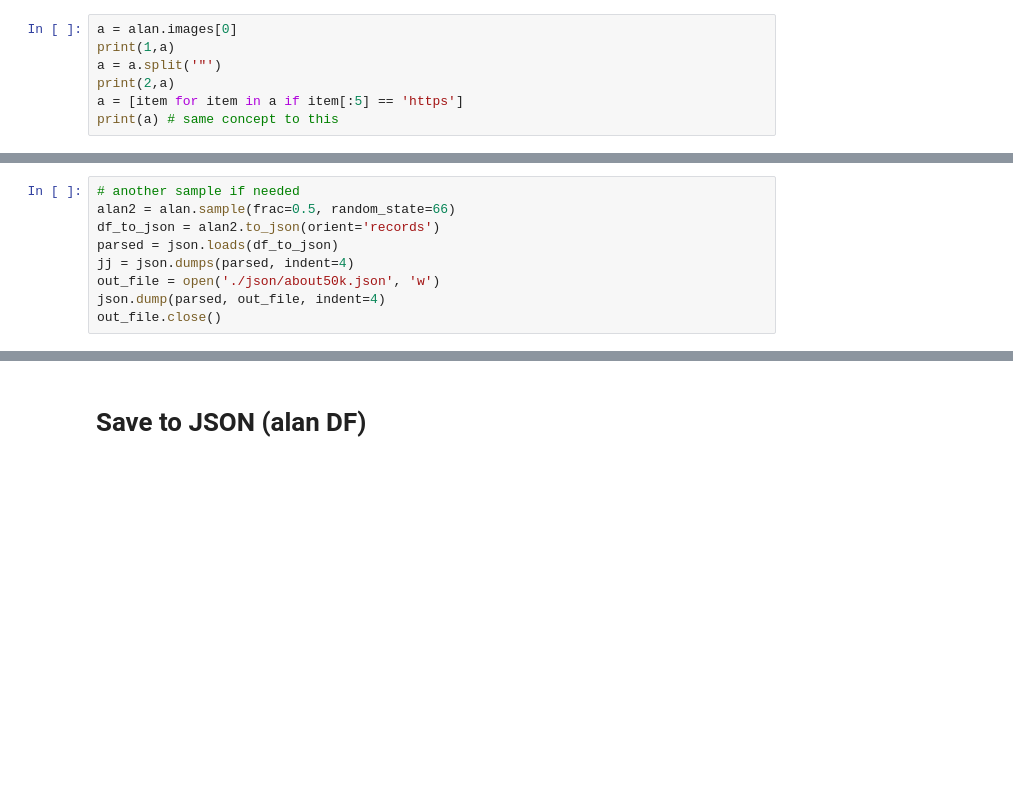
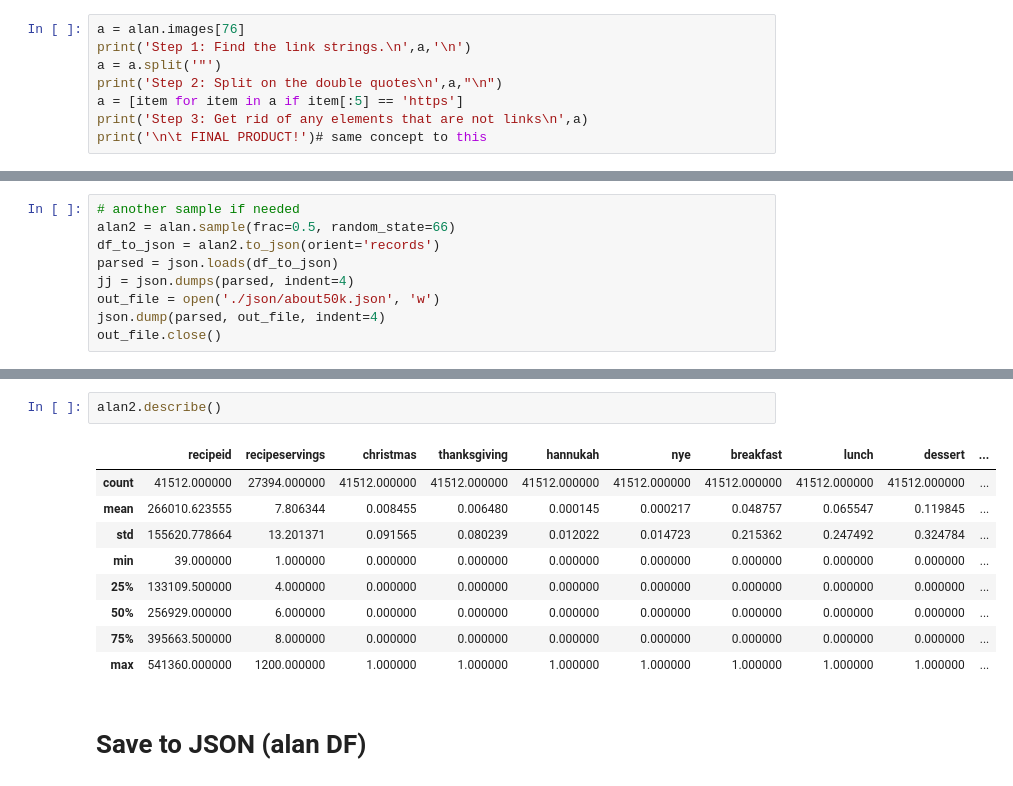
Before and after one commit to laternader/snackathon, a Jupyter notebook: Cleaning-the-data.ipynb, the cells around one changed output, grey strips where cells are left out. Saved outputs shown, nothing was run; the diff lists cells and outputs as text; blank space fills up the shorter version.

Commit message:
finalize notebook pt 1

```diff
--- a/Cleaning-the-data.ipynb
+++ b/Cleaning-the-data.ipynb
@@ -523,10 +523,11 @@ alan.head()
 | 3 | 147634 | Christmas Nuts N' Bolts Snack | This snack is standard issue at o... | "https://img.sndimg.com/food/imag... | Lunch/Snacks | [Kid Friendly, Christmas, < 60 Mi... | [1, 3, 1, 1, 2, 2, 1, 1, 10, 1, 8... | ... |
 | 4 | 123842 | Sesame Peanut Spaghetti Squash | A relatively quick way to have a ... | c("https://img.sndimg.com/food/im... | One Dish Meal | [Vegetable, Asian, Microwave, < 6... | [1, 1/3, 1, 1/3 - 1/2, 2, 1, 2, 1... | ... |
 # %%
-a = alan.images[0]
-print(1,a)
+a = alan.images[76]
+print('Step 1: Find the link strings.\n',a,'\n')
 a = a.split('"')
-print(2,a)
+print('Step 2: Split on the double quotes\n',a,"\n")
 a = [item for item in a if item[:5] == 'https']
-print(a) # same concept to this
+print('Step 3: Get rid of any elements that are not links\n',a)
+print('\n\t FINAL PRODUCT!')# same concept to this
 # %% [output]
@@ -572,3 +589,15 @@ out_file.close()
+# %%
+alan2.describe()
+# %% [output]
+|  | recipeid | recipeservings | christmas | thanksgiving | hannukah | nye | breakfast | lunch | dessert | ... |
+| count | 41512.000000 | 27394.000000 | 41512.000000 | 41512.000000 | 41512.000000 | 41512.000000 | 41512.000000 | 41512.000000 | 41512.000000 | ... |
+| mean | 266010.623555 | 7.806344 | 0.008455 | 0.006480 | 0.000145 | 0.000217 | 0.048757 | 0.065547 | 0.119845 | ... |
+| std | 155620.778664 | 13.201371 | 0.091565 | 0.080239 | 0.012022 | 0.014723 | 0.215362 | 0.247492 | 0.324784 | ... |
+| min | 39.000000 | 1.000000 | 0.000000 | 0.000000 | 0.000000 | 0.000000 | 0.000000 | 0.000000 | 0.000000 | ... |
+| 25% | 133109.500000 | 4.000000 | 0.000000 | 0.000000 | 0.000000 | 0.000000 | 0.000000 | 0.000000 | 0.000000 | ... |
+| 50% | 256929.000000 | 6.000000 | 0.000000 | 0.000000 | 0.000000 | 0.000000 | 0.000000 | 0.000000 | 0.000000 | ... |
+| 75% | 395663.500000 | 8.000000 | 0.000000 | 0.000000 | 0.000000 | 0.000000 | 0.000000 | 0.000000 | 0.000000 | ... |
+| max | 541360.000000 | 1200.000000 | 1.000000 | 1.000000 | 1.000000 | 1.000000 | 1.000000 | 1.000000 | 1.000000 | ... |
 # %% [markdown]
 # Save to JSON (alan DF)
 # %%
```
Also changed, not shown: parts of 2 cells of this notebook.
